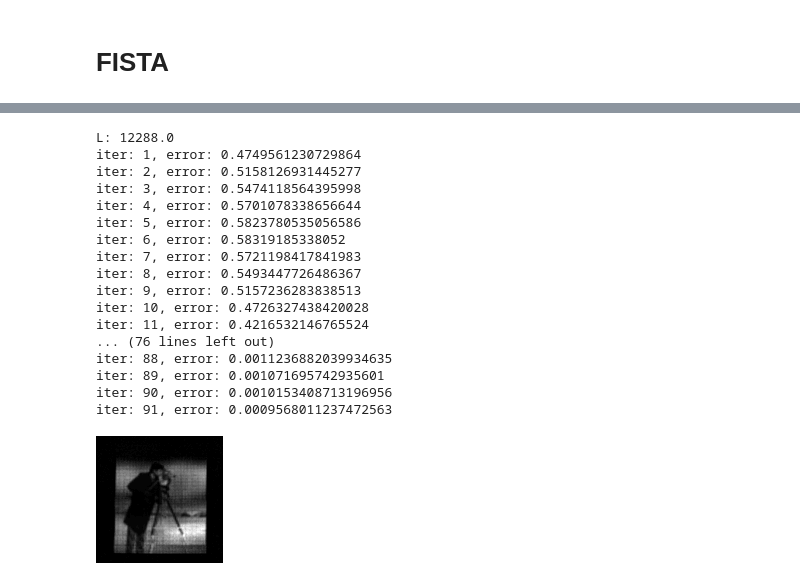
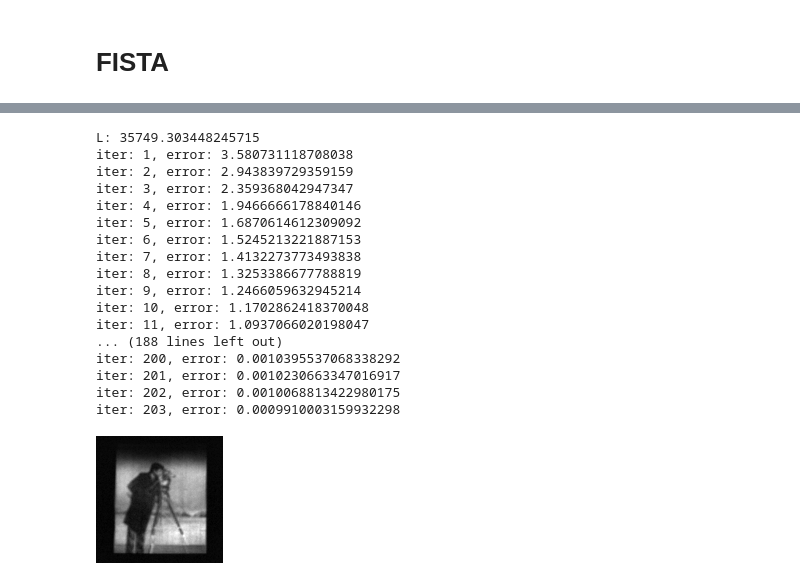
Before and after one commit to one-milli/labsrc, a Jupyter notebook: optimization/PGM.ipynb, the cells around one changed output, grey strips where cells are left out. Drawn from its saved outputs; the diff is of its cells as text; code cells hidden in the pictures.

```diff
--- a/optimization/PGM.ipynb
+++ b/optimization/PGM.ipynb
@@ -100,9 +100,9 @@ threshold = 0.001
 seed = 2
 # %%
 # 真のシステム行列の計算
-G_full = images_to_matrix(DATA_PATH + 'hadamard' + str(n) + '_cap_R_230516_128/', convert_gray=True, use_all=True)
-# F_full = images_to_matrix(DATA_PATH + 'Hadamard' + str(n) + '_input/', is_binary=True, use_all=True)
+G_full = images_to_matrix(f"{DATA_PATH}/random_noise{n}_cap/", convert_gray=True, use_all=True)
 print(G_full.shape)
+# F_full = images_to_matrix(f"{DATA_PATH}/Hadamard{n}_input/", is_binary=True, use_all=True)
 # print(F_full.shape)
 # H1 = np.zeros((m**2, n**2))
 # G1s = []
@@ -126,10 +127,10 @@ H_true = np.load(DATA_PATH + 'systemMatrix/H_matrix_true.npy')
 # 初期化
 H = np.zeros((m**2, n**2))
 # %%
-ratio = 0.1
+ratio = 0.5
 # %%
-G = images_to_matrix(DATA_PATH + 'hadamard' + str(n) + '_cap_R_230516_128/', convert_gray=True, seed=seed, ratio=ratio, use_all=True)
-F = images_to_matrix(DATA_PATH + 'Hadamard' + str(n) + '_input/', is_binary=True, seed=seed, ratio=ratio, use_all=True)
+G = images_to_matrix(f"{DATA_PATH}/random_noise{n}_cap/", convert_gray=True, seed=seed, ratio=ratio, use_all=True)
+F = images_to_matrix(f"{DATA_PATH}/random_noise{n}_input/", convert_gray=True, seed=seed, ratio=ratio, use_all=True)
 print(G.shape)
 print(F.shape)
 # %% [output]
@@ -154,58 +155,58 @@ print(G_hat.shape)
 # Hを更新
 H = update_H(H, G_hat, F_hat, lmd, threshold)
 
-np.save(DATA_PATH + 'systemMatrix/H_matrix_FISTA_10p.npy', H)
+np.save(f"{DATA_PATH}/systemMatrix/H_matrix_FISTA_rand_{100*ratio}p.npy", H)
 
 # plt.figure(figsize=(12, 8))
 # sns.heatmap(H, annot=False, cmap='viridis')
 # %% [output]
-L: 12288.0
-iter: 1, error: 0.4749561230729864
-iter: 2, error: 0.5158126931445277
-iter: 3, error: 0.5474118564395998
-iter: 4, error: 0.5701078338656644
-iter: 5, error: 0.5823780535056586
-iter: 6, error: 0.58319185338052
-iter: 7, error: 0.5721198417841983
-iter: 8, error: 0.5493447726486367
-iter: 9, error: 0.5157236283838513
-iter: 10, error: 0.4726327438420028
-iter: 11, error: 0.4216532146765524
-... (76 lines left out)
-iter: 88, error: 0.0011236882039934635
-iter: 89, error: 0.001071695742935601
-iter: 90, error: 0.0010153408713196956
-iter: 91, error: 0.0009568011237472563
+L: 35749.303448245715
+iter: 1, error: 3.580731118708038
+iter: 2, error: 2.943839729359159
+iter: 3, error: 2.359368042947347
+iter: 4, error: 1.9466666178840146
+iter: 5, error: 1.6870614612309092
+iter: 6, error: 1.5245213221887153
+iter: 7, error: 1.4132273773493838
+iter: 8, error: 1.3253386677788819
+iter: 9, error: 1.2466059632945214
+iter: 10, error: 1.1702862418370048
+iter: 11, error: 1.0937066020198047
+... (188 lines left out)
+iter: 200, error: 0.0010395537068338292
+iter: 201, error: 0.0010230663347016917
+iter: 202, error: 0.0010068813422980175
+iter: 203, error: 0.0009910003159932298
-# %%
-H = np.load(DATA_PATH + 'systemMatrix/H_matrix_FISTA_10p.npy')
 # %%
-sample_image = Image.open(DATA_PATH + 'sample_image64/Cameraman64.png')
+sample_image = Image.open(f"{DATA_PATH}/sample_image64/Cameraman64.png")
 sample_image = sample_image.convert('L')
 sample_image = np.asarray(sample_image).flatten() / 255
 
 Hf = H @ sample_image
 Hf_img = Hf.reshape(m, m)
+Hf_pil = Image.fromarray(np.uint8(Hf_img * 255), mode='L')
+
+DIRECTORY = DATA_PATH + '/240423'
+if not os.path.exists(DIRECTORY):
+    os.makedirs(DIRECTORY)
+FILENAME = f"Cameraman64_{ratio}.png"
 
 # plt.figure(figsize=(12, 8))
 # sns.heatmap(Hf_img, annot=False, cmap='viridis')
 
+fig, ax = plt.subplots(figsize=Hf_img.shape[::-1], dpi=1, tight_layout=True)
+ax.imshow(Hf_img, cmap='gray')
+ax.axis('off')
+fig.savefig(f"{DIRECTORY}/{FILENAME}", dpi=1)
+plt.show()
+
 # fig, ax = plt.subplots(figsize=Hf_img.shape[::-1], dpi=1, tight_layout=True)
-# ax.imshow(Hf_img, cmap='gray')
+# ax.imshow(Hf_pil, cmap='gray')
 # ax.axis('off')
-# filename = DATA_PATH + '240327/Cameraman64_' + str(ratio)
-# # fig.savefig(filename + '.png', dpi=1)
+# fig.savefig(f"{DIRECTORY}/{FILENAME}", dpi=1)
 # plt.show()
-
-Hf_pil = Image.fromarray(np.uint8(Hf_img * 255), mode='L')
-
-fig, ax = plt.subplots(figsize=Hf_img.shape[::-1], dpi=1, tight_layout=True)
-ax.imshow(Hf_pil, cmap='gray')
-ax.axis('off')
-filename = DATA_PATH + '240327/Cameraman64_' + str(ratio)
-# fig.savefig(filename + '.png', dpi=1)
-plt.show()
 # %% [output]
-[figure, old version]
+[figure, new version]
 # %%
 rem = np.linalg.norm(H_true-H, 'fro')
 print(rem)
```
Also changed, not shown: parts of 8 cells of this notebook, 15 other files.
